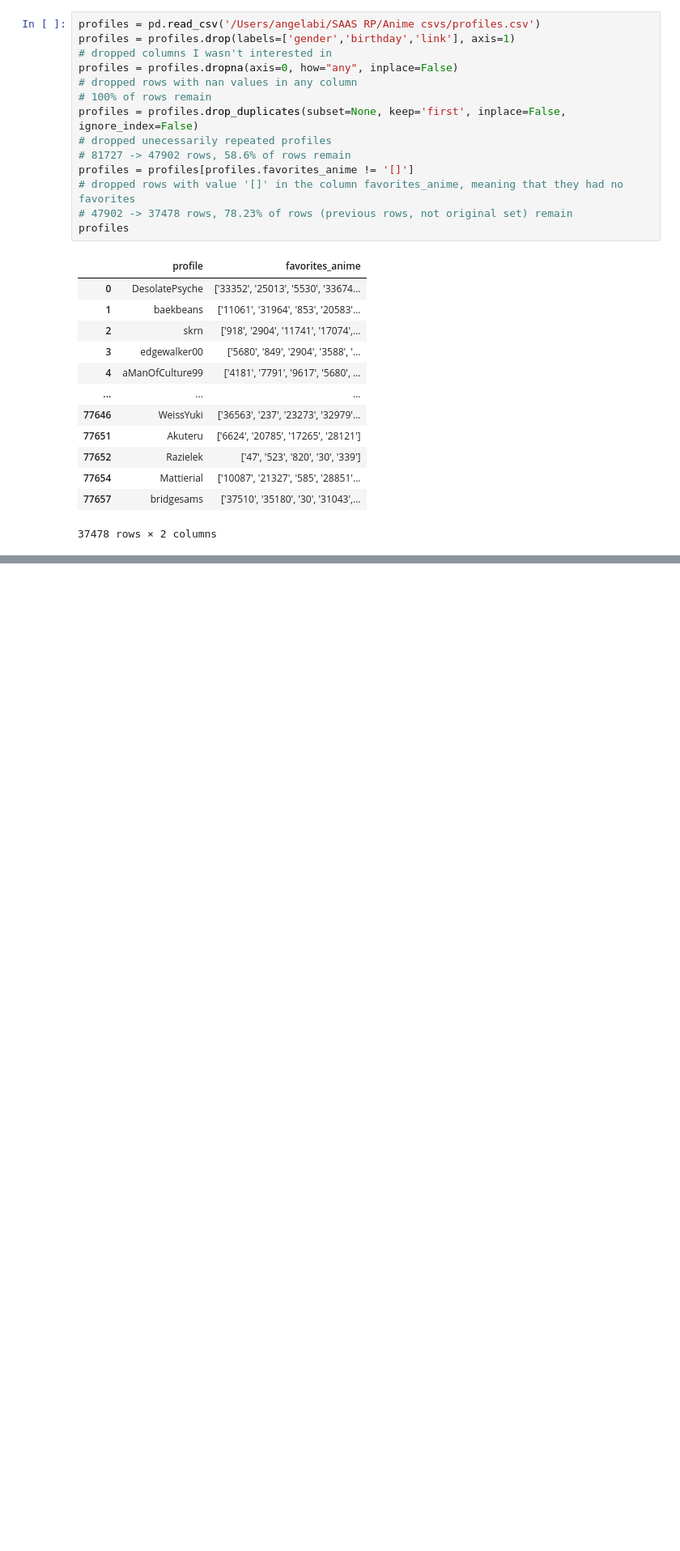
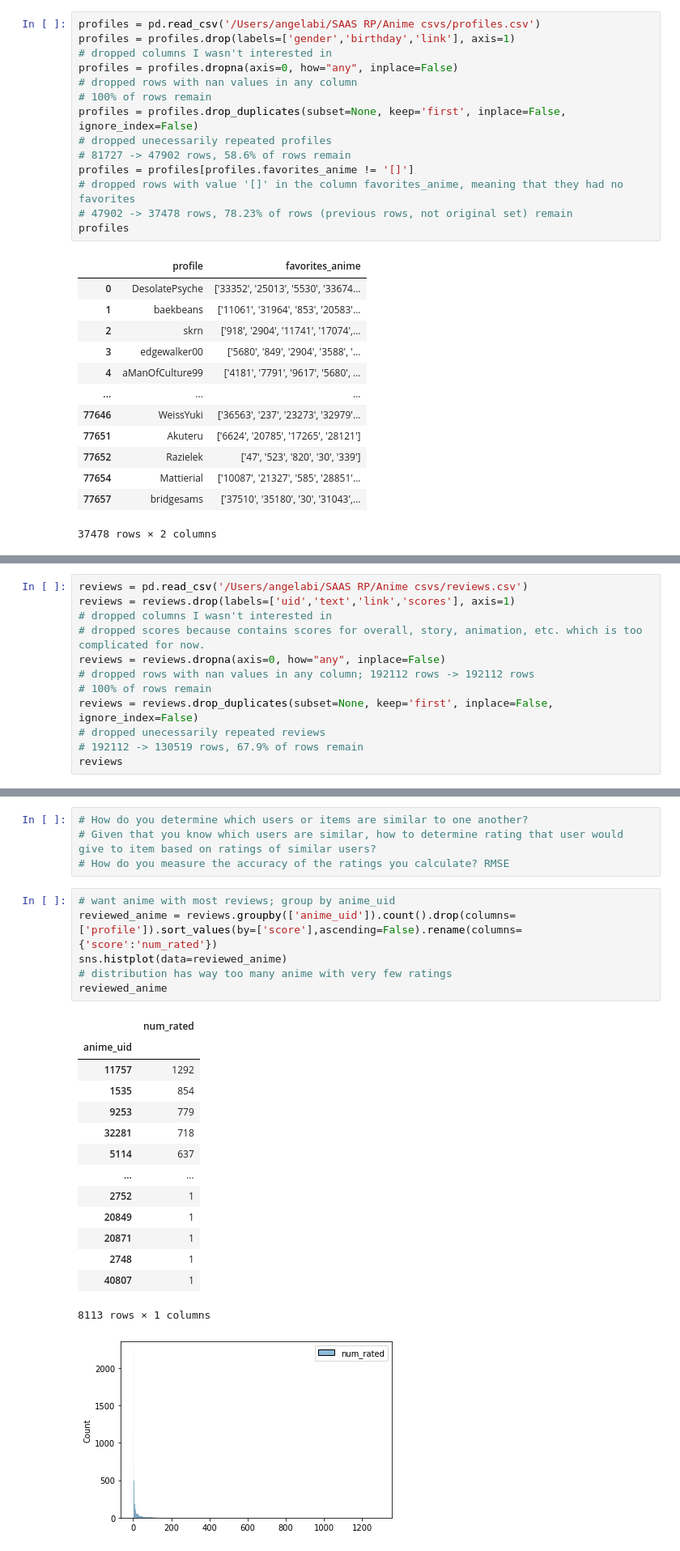
Before and after one commit to angela-bi/mal-recommendation-system, a Jupyter notebook: AB-myanimelist.ipynb, the cells around one changed output, grey strips where cells are left out. Shown: that part at 81% size. Cells and saved outputs as stored; diff of their text form; blank space fills up the shorter version.

```diff
--- a/AB-myanimelist.ipynb
+++ b/AB-myanimelist.ipynb
@@ -128,0 +84,12 @@ profiles.loc[profiles['profile'] == 'baekbeans'].iat[0,1]
+# %%
+reviews = pd.read_csv('/Users/angelabi/SAAS RP/Anime csvs/reviews.csv')
+reviews = reviews.drop(labels=['uid','text','link','scores'], axis=1)
+# dropped columns I wasn't interested in
+# dropped scores because contains scores for overall, story, animation, etc. which is too complicated for now.
+reviews = reviews.dropna(axis=0, how="any", inplace=False)
+# dropped rows with nan values in any column; 192112 rows -> 192112 rows
+# 100% of rows remain
+reviews = reviews.drop_duplicates(subset=None, keep='first', inplace=False, ignore_index=False)
+# dropped unecessarily repeated reviews
+# 192112 -> 130519 rows, 67.9% of rows remain
+reviews
@@ -128,0 +114,26 @@ profiles.loc[profiles['profile'] == 'baekbeans'].iat[0,1]
+# %%
+# How do you determine which users or items are similar to one another?
+# Given that you know which users are similar, how to determine rating that user would give to item based on ratings of similar users?
+# How do you measure the accuracy of the ratings you calculate? RMSE
+# %%
+# want anime with most reviews; group by anime_uid
+reviewed_anime = reviews.groupby(['anime_uid']).count().drop(columns=['profile']).sort_values(by=['score'],ascending=False).rename(columns={'score':'num_rated'})
+sns.histplot(data=reviewed_anime)
+# distribution has way too many anime with very few ratings
+reviewed_anime
+# %% [output]
+|  | num_rated |
+| anime_uid |  |
+| 11757 | 1292 |
+| 1535 | 854 |
+| 9253 | 779 |
+| 32281 | 718 |
+| 5114 | 637 |
+| ... | ... |
+| 2752 | 1 |
+| 20849 | 1 |
+| 20871 | 1 |
+| 2748 | 1 |
+| 40807 | 1 |
+8113 rows × 1 columns
+[figure, added]
```
Also changed, not shown: parts of 19 cells of this notebook.
